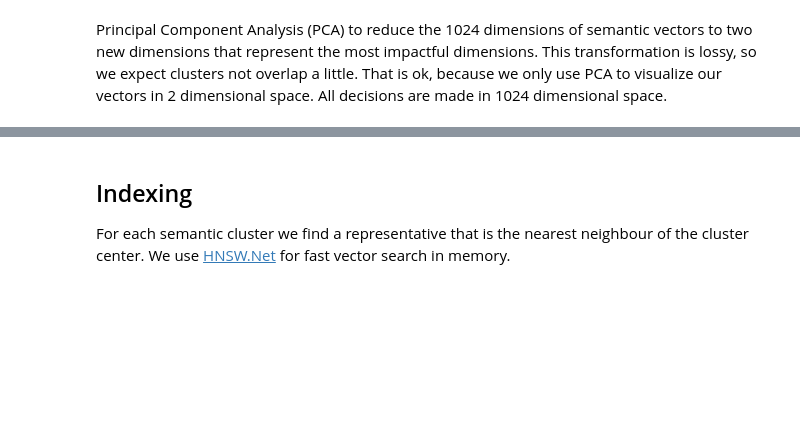
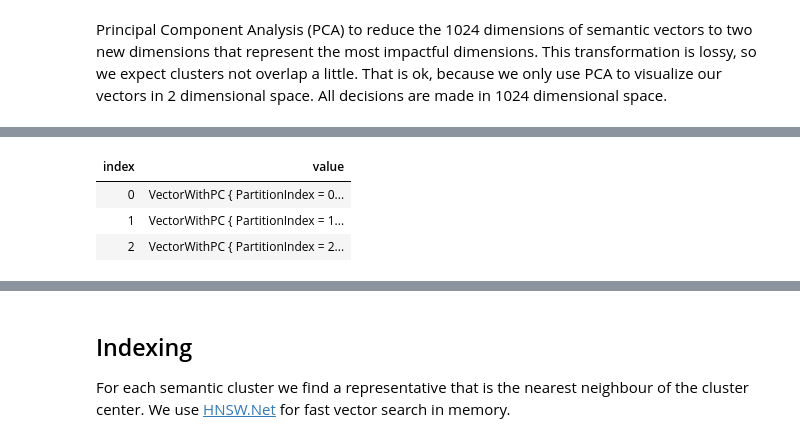
Before and after one commit to halllo/DocumentSummaryExperiments, a Jupyter notebook: clustered_summary.ipynb, the cells around one changed output, grey strips where cells are left out. Drawn from its saved outputs; the diff is of its cells as text; code cells hidden in the pictures; blank space fills up the shorter version.

```diff
--- a/clustered_summary.ipynb
+++ b/clustered_summary.ipynb
@@ -288,0 +291,8 @@ allDataPointsPlot
+# %%
+var principalComponents3d = Pca(dataPoints, rank: 3);
+display(principalComponents3d.Take(3));
+# %% [output]
+| index | value |
+| 0 | VectorWithPC { PartitionIndex = 0... |
+| 1 | VectorWithPC { PartitionIndex = 1... |
+| 2 | VectorWithPC { PartitionIndex = 2... |
```
Also changed, not shown: parts of 13 cells of this notebook.
